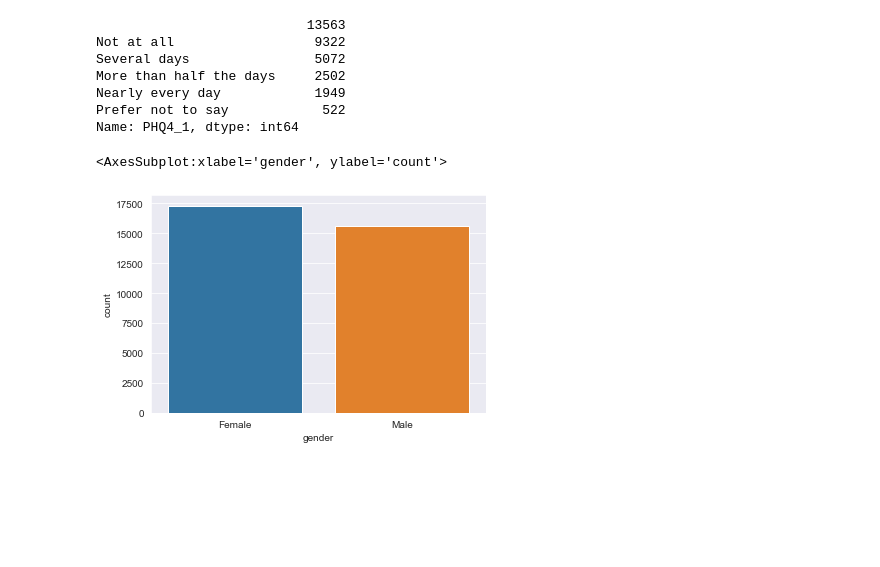
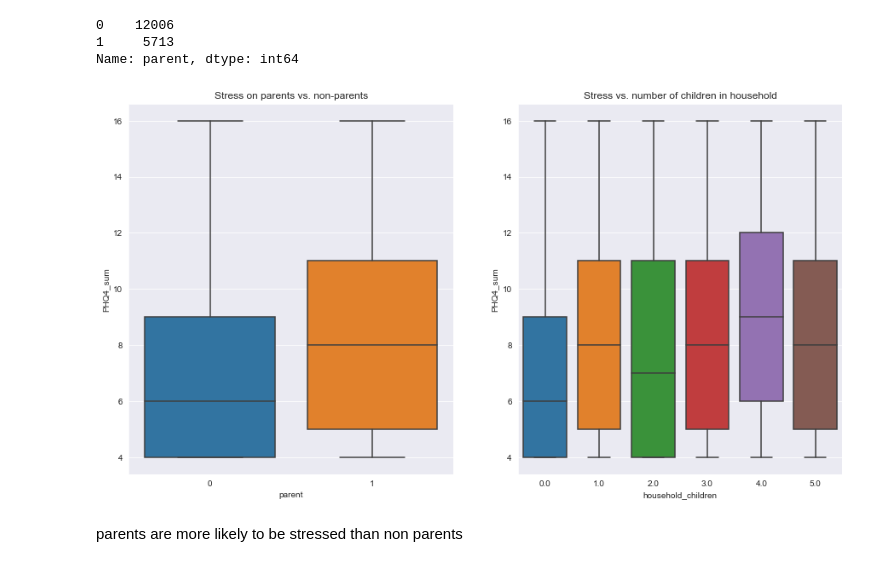
Before and after one commit to Fumikac/DSproject-covid-stress-impact, a Jupyter notebook: EDA.ipynb, the cells around one changed output. Drawn from its saved outputs; the diff is of its cells as text; code cells hidden in the pictures; blank space fills up the shorter version.

```diff
--- a/EDA.ipynb
+++ b/EDA.ipynb
@@ -72,0 +57,7 @@ plt.savefig('PHQ4_1_counts.png', bbox_inches = "tight")
+# %%
+ucl_data = ucl_data_org[['state', 'endtime', 'gender', 'age', 'household_size',
+       'household_children', 'child_age_1', 'child_age_2', 'child_age_3',
+       'child_age_4', 'child_age_5', 'cantril_ladder', 'PHQ4_1',
+       'PHQ4_2', 'PHQ4_3', 'PHQ4_4', 'PHQ4_sum']]
+ucl_data = ucl_data[ucl_data['PHQ4_sum'].notna()]
+ucl_data
@@ -72,0 +88,3 @@ plt.savefig('PHQ4_1_counts.png', bbox_inches = "tight")
+# %%
+ucl_data['parent'] = np.where(ucl_data['household_children'] > 0, 1, 0)
+ucl_data
@@ -73,18 +105,21 @@ plt.savefig('PHQ4_1_counts.png', bbox_inches = "tight")
 # %%
-ucl_data.PHQ4_1.value_counts()
+ucl_data['parent'].value_counts()
 # %% [output]
-                           13563
-Not at all                  9322
-Several days                5072
-More than half the days     2502
-Nearly every day            1949
-Prefer not to say            522
-Name: PHQ4_1, dtype: int64
+0    12006
+1     5713
+Name: parent, dtype: int64
-# %%
-sns.countplot(x='gender', data=ucl_data)
-# %% [output]
-<AxesSubplot:xlabel='gender', ylabel='count'>
-[figure, removed]
+# %%
+fig, ax = plt.subplots(1,2, figsize=(15, 8));
+sns.boxplot(ax=ax[0], x='parent', y='PHQ4_sum', data=ucl_data);
+ax[0].set_title("Stress on parents vs. non-parents");
+sns.boxplot(ax=ax[1], x='household_children', y='PHQ4_sum', data=ucl_data);
+ax[1].set_title("Stress vs. number of children in household");
+
+#labels need to be changed later ie. "5 or more")
+# %% [output]
+[figure, added]
+# %% [markdown]
+parents are more likely to be stressed than non parents
 # %%
 ucl_data.gender.value_counts()
 # %% [output]
```
Also changed, not shown: parts of 27 cells of this notebook, 3 other files.
